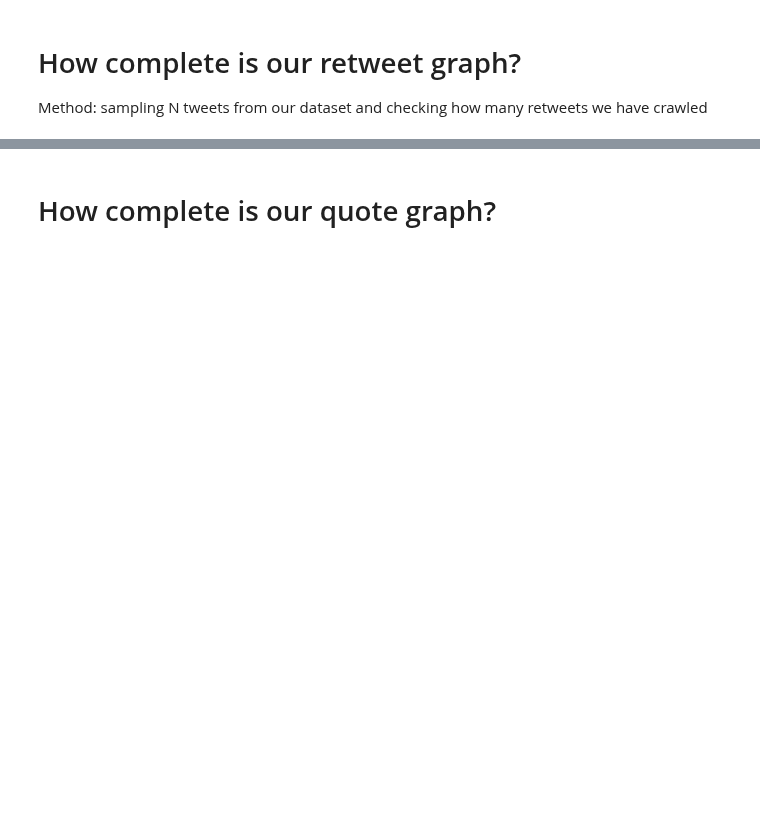
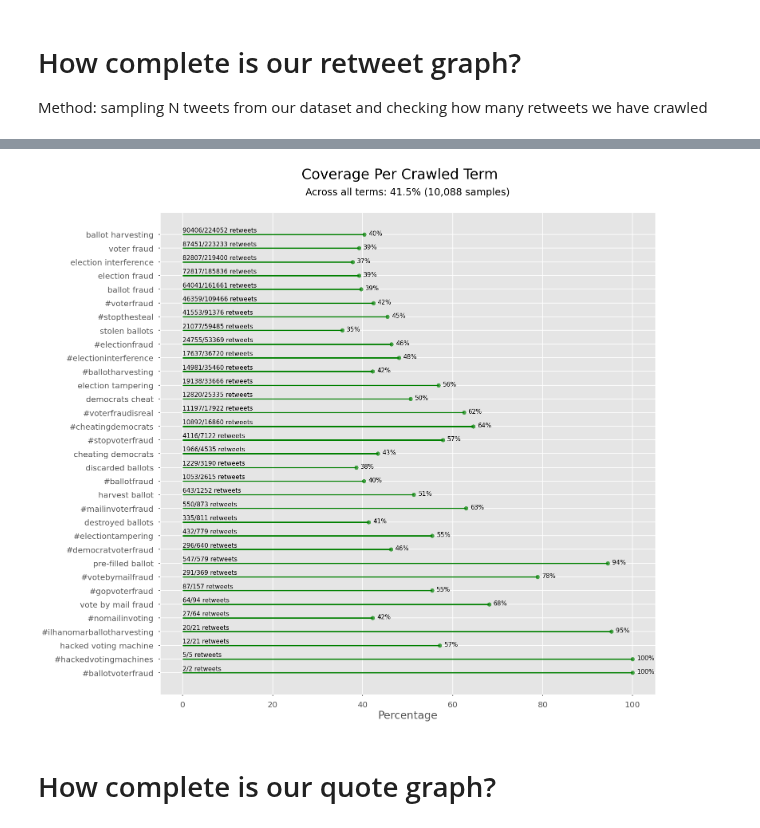
Before and after one commit to sTechLab/VoterFraud2020-analysis, a Jupyter notebook: notebooks/retweet_coverage.ipynb, the cells around one changed output, grey strips where cells are left out. Cells and saved outputs as stored; diff of their text form; code cells hidden in the pictures; blank space fills up the shorter version.

Commit message:
Updated retweet coverage: tested 1000 samples for each crawled term - added plot - saved to combined_coverage_df.csv

```diff
--- a/notebooks/retweet_coverage.ipynb
+++ b/notebooks/retweet_coverage.ipynb
@@ -65,0 +122,4 @@ Method: sampling N tweets from our dataset and checking how many retweets we hav
+# %%
+# Load from csv
+combined_coverage_df = pd.read_csv("./data_export/combined_coverage_df.csv")
+combined_coverage_df
@@ -126,0 +186,8 @@ Retweet coverage for 100 samples: 39.2% (3578/9121)
+# %%
+import matplotlib.pyplot as plt
+
+print(combined_coverage_df.columns)
+# Prepare data
+plot_df = combined_coverage_df.drop('tweet_id', axis=1).groupby("term").sum().sort_values("metadata_retweet_count", ascending=False)
+plot_df["percentage"] = ((plot_df["crawled_retweet_count"] / plot_df["metadata_retweet_count"]) * 100).round(2)
+plot_df
@@ -127,3 +216,37 @@ Retweet coverage for 100 samples: 39.2% (3578/9121)
+# %%
+import numpy as np
+# Plot top 20 terms
+TOP_N = 20
+
+labels = plot_df.index.values
+percentage_values = plot_df["percentage"].values
+
+x = np.flip(percentage_values)
+y = np.flip(labels)
+
+fig, ax = plt.subplots(figsize=(20,20), dpi=80)
+ax.hlines(y=y, xmin=0, xmax=x, color='green')
+ax.scatter(x=x, y=y, s=75, color='green', alpha=0.7)
+
+for i, txt in enumerate(x):
+    df_row = plot_df.iloc[-i - 1]
+    label = "{}/{} retweets".format(int(df_row["crawled_retweet_count"]), int(df_row["metadata_retweet_count"]))
+    ax.annotate(label, xy=(0, y[i]), textcoords='offset points', xytext=(0, 5), fontsize=14)
+    ax.annotate("{}%".format(int(x[i])), xy=(x[i], y[i]), textcoords='offset points', xytext=(10, -2), fontsize=14)
+
+ax.tick_params(axis='both', labelsize=18)
+
+subtitle = "Across all terms: {:,.1f}% ({:,} samples)".format(
+    (aggregated_crawled_retweet_count / aggregated_metadata_retweet_count) * 100,
+    combined_coverage_df.shape[0]
+)
+
+fig.suptitle('Coverage Per Crawled Term', fontsize=32, y=0.95)
+ax.set_title(subtitle, pad=40, fontsize=22)
+ax.set_xlabel('Percentage', fontsize=24)
+plt.show()
+# %% [output]
+[figure, added]
 # %% [markdown]
 # How complete is our quote graph?
 # %%
```
Also changed, not shown: parts of 17 cells of this notebook, 1 other file.
